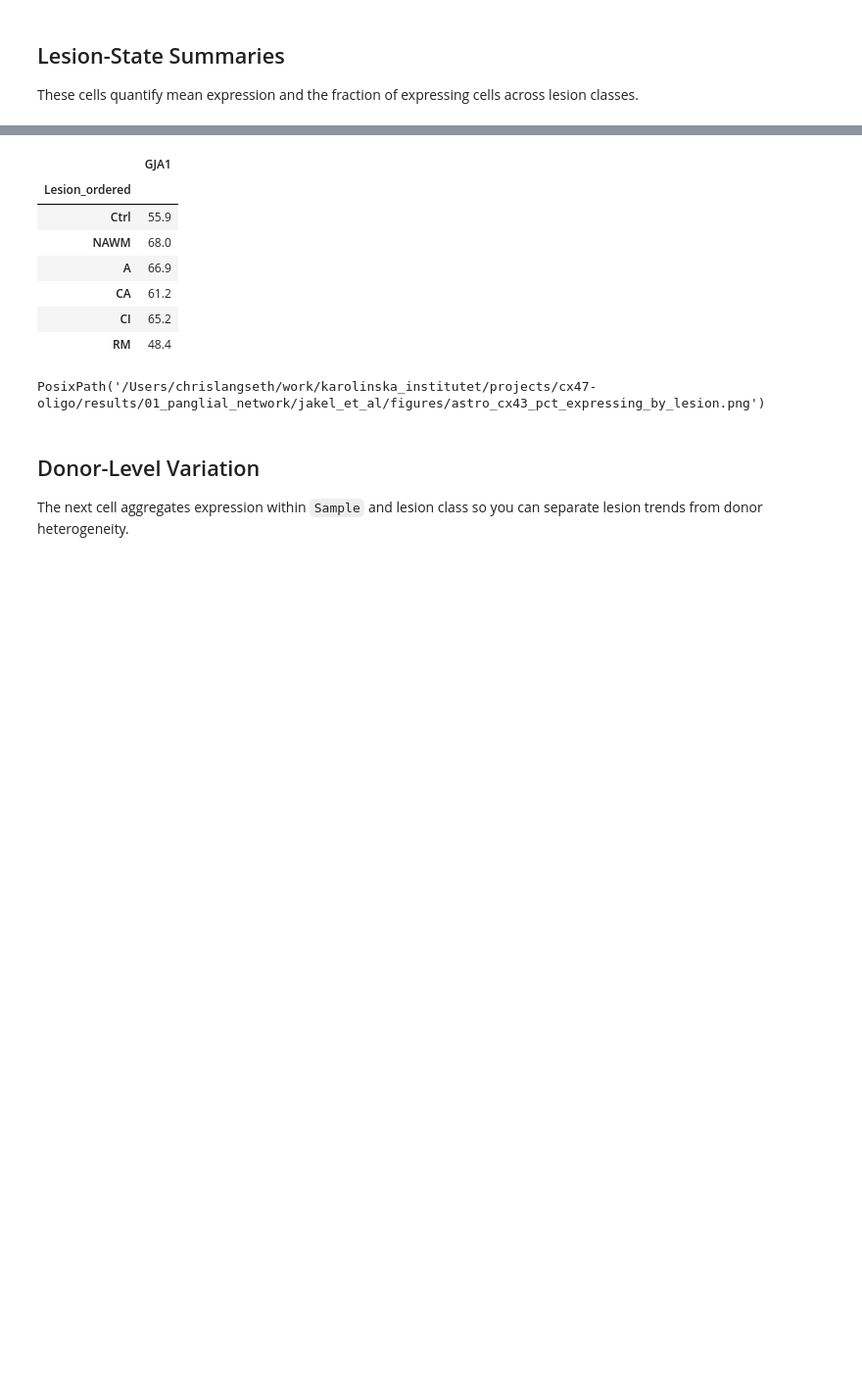
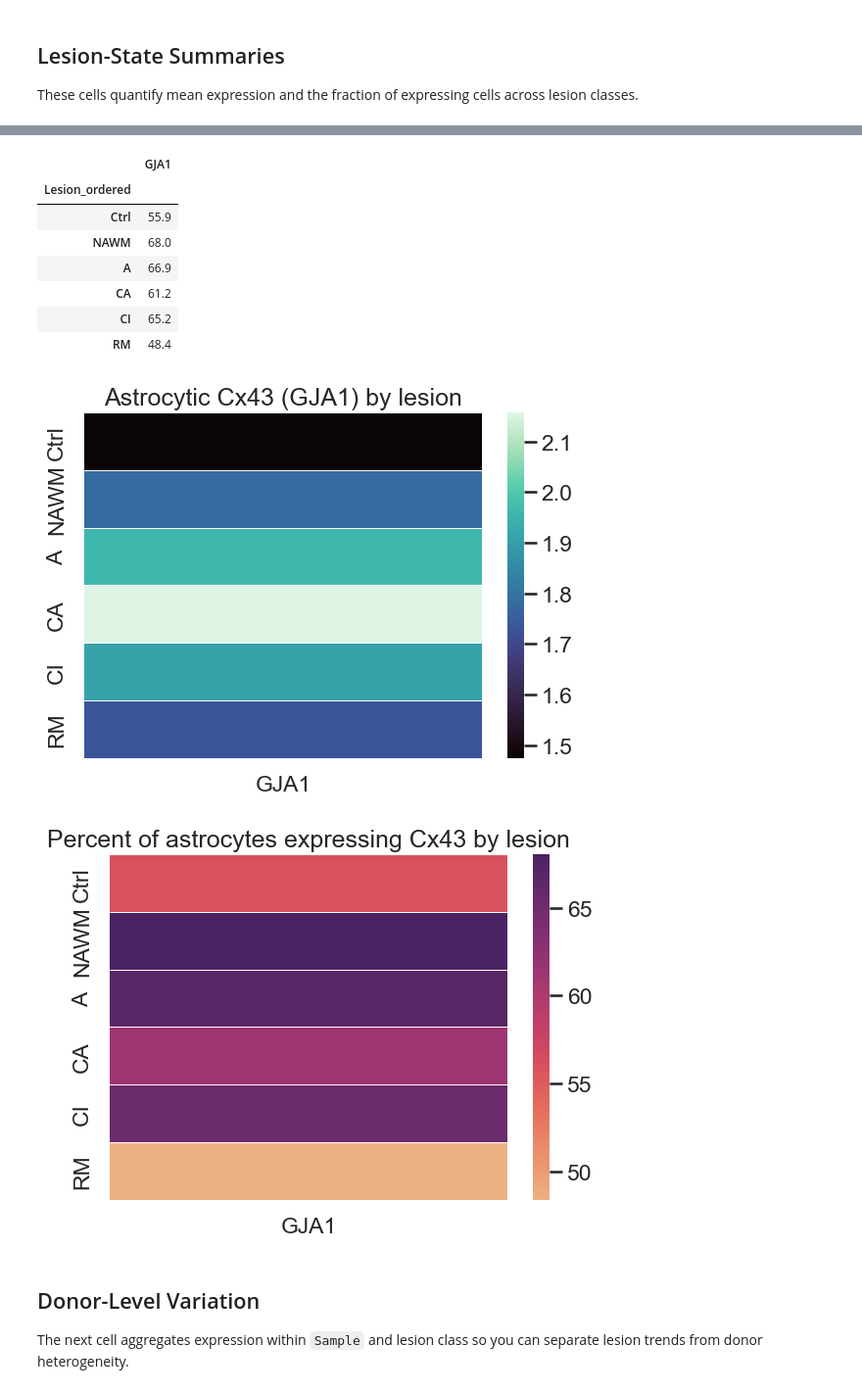
Before and after one commit to christoffermattssonlangseth/oligo-cx47, a Jupyter notebook: notebooks/01-panglial-network-MS-sc.ipynb, the cells around one changed output, grey strips where cells are left out. Shown at 98% size. Drawn from its saved outputs; the diff is of its cells as text; code cells hidden in the pictures; blank space fills up the shorter version.

```diff
--- a/notebooks/01-panglial-network-MS-sc.ipynb
+++ b/notebooks/01-panglial-network-MS-sc.ipynb
@@ -321,36 +324,37 @@ save_table(astro_mean, RESULTS_DIR / "astro_cx43_mean_by_lesion.csv")
 save_table(astro_pct, RESULTS_DIR / "astro_cx43_pct_expressing_by_lesion.csv")
 
 plot_heatmap(astro_mean, "Astrocytic Cx43 (GJA1) by lesion", cmap="mako")
-save_current_figure(FIGURES_DIR / "astro_cx43_mean_by_lesion.png")
+#save_current_figure(FIGURES_DIR / "astro_cx43_mean_by_lesion.png")
 
 plot_heatmap(astro_pct, "Percent of astrocytes expressing Cx43 by lesion", cmap="flare")
-save_current_figure(FIGURES_DIR / "astro_cx43_pct_expressing_by_lesion.png")
+#save_current_figure(FIGURES_DIR / "astro_cx43_pct_expressing_by_lesion.png")
 # %% [output]
 |  | n_cells |
 | Lesion_ordered |  |
 | Ctrl | 454 |
 | NAWM | 244 |
 | A | 166 |
 | CA | 232 |
 | CI | 115 |
 | RM | 31 |
 |  | GJA1 |
 | Lesion_ordered |  |
 | Ctrl | 1.475 |
 | NAWM | 1.779 |
 | A | 1.961 |
 | CA | 2.157 |
 | CI | 1.913 |
 | RM | 1.730 |
 |  | GJA1 |
 | Lesion_ordered |  |
 | Ctrl | 55.9 |
 | NAWM | 68.0 |
 | A | 66.9 |
 | CA | 61.2 |
 | CI | 65.2 |
 | RM | 48.4 |
-PosixPath('/Users/chrislangseth/work/karolinska_institutet/projects/cx47-oligo/results/01_panglial_network/jakel_et_al/figures/astro_cx43_pct_expressing_by_lesion.png')
+[figure, added]
+[figure, added]
 # %% [markdown]
 
 ## Donor-Level Variation
```
Also changed, not shown: parts of 2 cells of this notebook.
